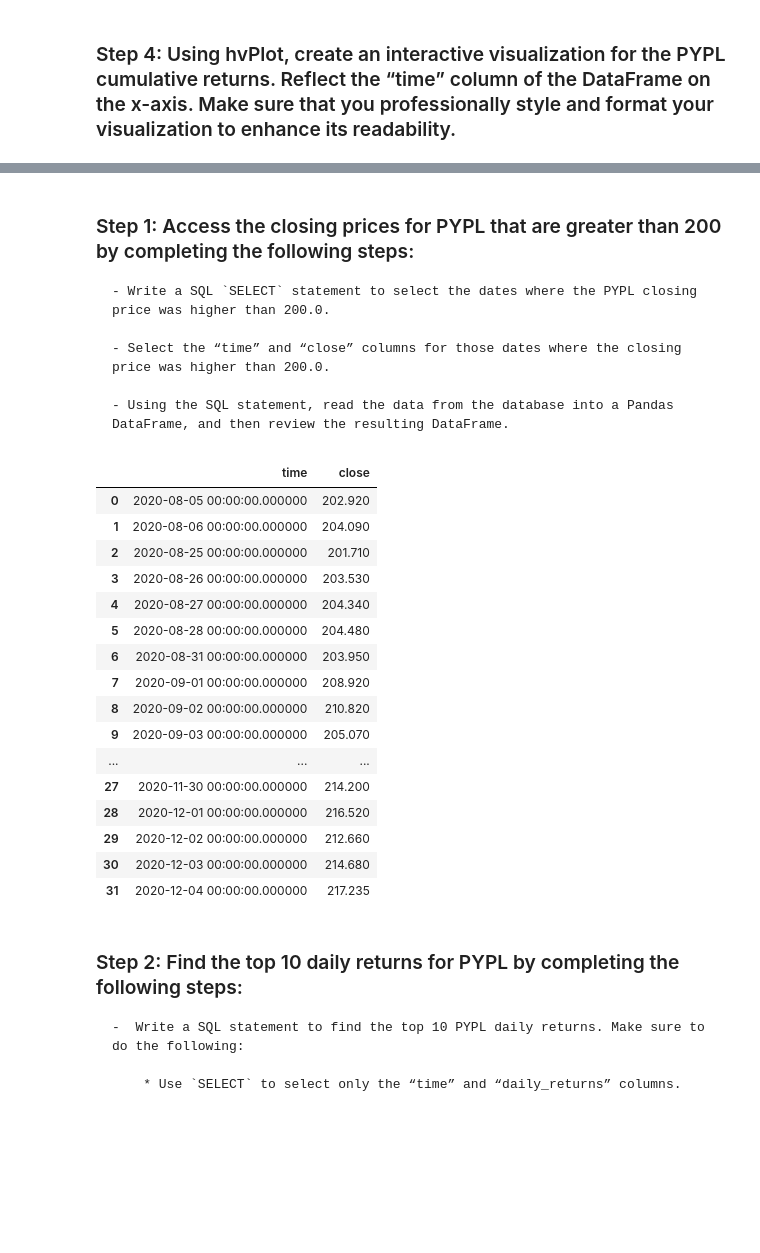
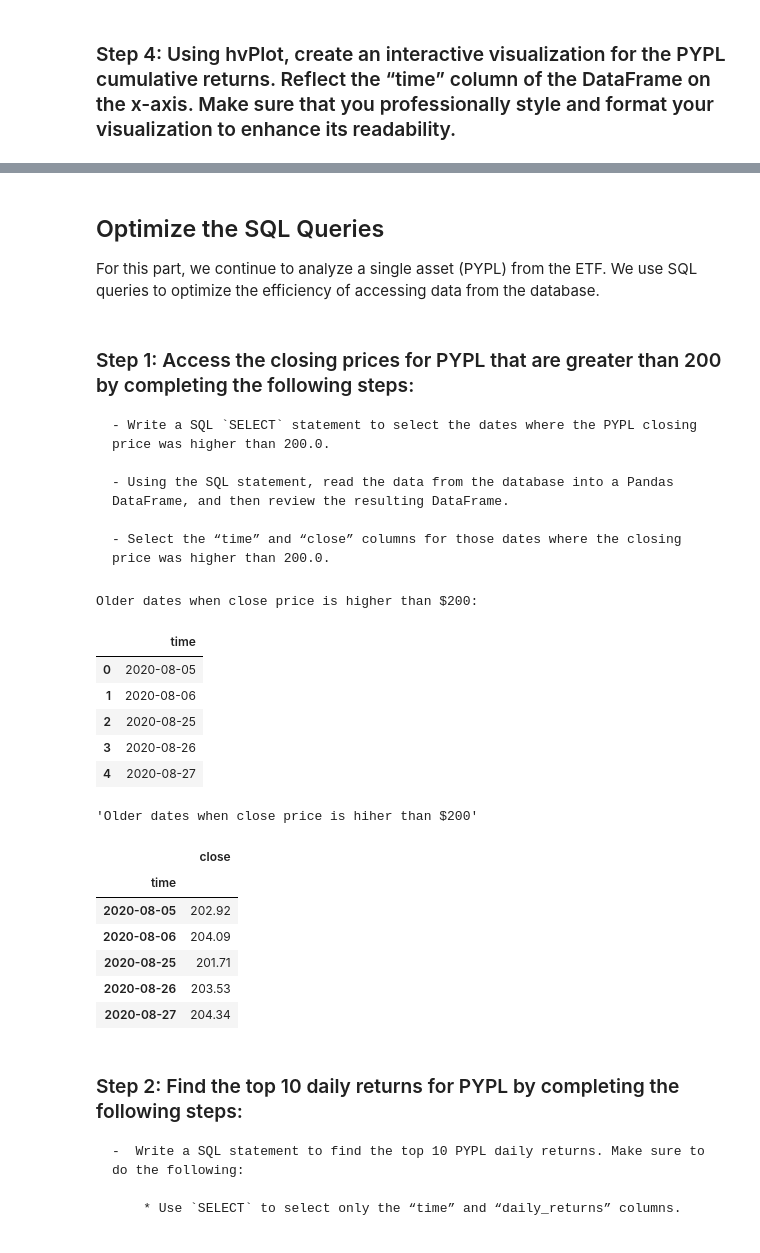
Before and after one commit to paocarvajal1912/DB_WebApp_using_SQL_Voila, a Jupyter notebook: etf_analyzer.ipynb, the cells around one changed output, grey strips where cells are left out. Saved outputs shown, nothing was run; the diff lists cells and outputs as text; code cells hidden in the pictures; blank space fills up the shorter version.

```diff
--- a/etf_analyzer.ipynb
+++ b/etf_analyzer.ipynb
@@ -141,6 +46,8 @@ query = """
 SELECT * from PYPL
 """
 
-# Use the query to read the PYPL data into a Pandas DataFrame
-pypl_dataframe = pd.read_sql_query(query, con=engine)
+# Use the query to read the PYPL data into a Pandas DataFrame and set index to "time"
+fmt='%Y%m%d %H:%M:%S'
+pypl_dataframe = pd.read_sql_query(query, con=engine, parse_dates={'time':fmt})
+pypl_dataframe=pypl_dataframe.set_index('time')
 # %% [markdown]
@@ -159,3 +54,0 @@ display(pypl_dataframe.head())
-# %%
-pypl_dataframe["time"]=pd.to_datetime(pypl_dataframe["time"])
-pypl_dataframe=pypl_dataframe.set_index("time")
@@ -251,44 +138,54 @@ Complete the following steps:
+# %% [markdown]
+## Optimize the SQL Queries
+
+For this part, we continue to analyze a single asset (PYPL) from the ETF. We use SQL queries to optimize the efficiency of accessing data from the database.
 # %% [markdown]
 ### Step 1: Access the closing prices for PYPL that are greater than 200 by completing the following steps:
 
     - Write a SQL `SELECT` statement to select the dates where the PYPL closing price was higher than 200.0.
 
+    - Using the SQL statement, read the data from the database into a Pandas DataFrame, and then review the resulting DataFrame.
+
     - Select the “time” and “close” columns for those dates where the closing price was higher than 200.0.
-
-    - Using the SQL statement, read the data from the database into a Pandas DataFrame, and then review the resulting DataFrame.
 # %%
-# Write a SQL SELECT statement to select the time and close columns
+# Write a SQL SELECT statement to select the time column
 # where the PYPL closing price was higher than 200.0.
 query = """
-SELECT time, close
+SELECT time
 FROM PYPL
-WHERE close>200
+WHERE close > 200
 
 """
 
-# Using the query, read the data from the database into a Pandas DataFrame
-pypl_higher_than_200 = pd.read_sql_query(query, engine)
+# Using the query, read the data from the database into a Pandas DataFrame, and convert date strings to date
+fmt='%Y%m%d %H:%M:%S'
+pypl_dates_higher_than_200 = pd.read_sql_query(query, engine, parse_dates={'time':fmt})
+
 
 # Review the resulting DataFrame
-pypl_higher_than_200
+print("Older dates when close price of Paypal is higher than $200:")
+display(pypl_dates_higher_than_200.head())
+
+# Select those dates from the pypl dataset
+pypl_higher_than_200 = pypl_dataframe.loc[pypl_dates_higher_than_200['time'],'close'].to_frame()
+display("Older dates and close price of Paypal when higher than $200")
+display(pypl_higher_than_200.head())
 # %% [output]
+Older dates when close price is higher than $200:
-|  | time | close |
-| 0 | 2020-08-05 00:00:00.000000 | 202.920 |
-| 1 | 2020-08-06 00:00:00.000000 | 204.090 |
-| 2 | 2020-08-25 00:00:00.000000 | 201.710 |
-| 3 | 2020-08-26 00:00:00.000000 | 203.530 |
-| 4 | 2020-08-27 00:00:00.000000 | 204.340 |
-| 5 | 2020-08-28 00:00:00.000000 | 204.480 |
-| 6 | 2020-08-31 00:00:00.000000 | 203.950 |
-| 7 | 2020-09-01 00:00:00.000000 | 208.920 |
-| 8 | 2020-09-02 00:00:00.000000 | 210.820 |
-| 9 | 2020-09-03 00:00:00.000000 | 205.070 |
-| ... | ... | ... |
-| 27 | 2020-11-30 00:00:00.000000 | 214.200 |
-| 28 | 2020-12-01 00:00:00.000000 | 216.520 |
-| 29 | 2020-12-02 00:00:00.000000 | 212.660 |
-| 30 | 2020-12-03 00:00:00.000000 | 214.680 |
-| 31 | 2020-12-04 00:00:00.000000 | 217.235 |
+|  | time |
+| 0 | 2020-08-05 |
+| 1 | 2020-08-06 |
+| 2 | 2020-08-25 |
+| 3 | 2020-08-26 |
+| 4 | 2020-08-27 |
+'Older dates when close price is hiher than $200'
+|  | close |
+| time |  |
+| 2020-08-05 | 202.92 |
+| 2020-08-06 | 204.09 |
+| 2020-08-25 | 201.71 |
+| 2020-08-26 | 203.53 |
+| 2020-08-27 | 204.34 |
 # %% [markdown]
 ### Step 2: Find the top 10 daily returns for PYPL by completing the following steps:
 
```
Also changed, not shown: parts of 34 cells of this notebook.
